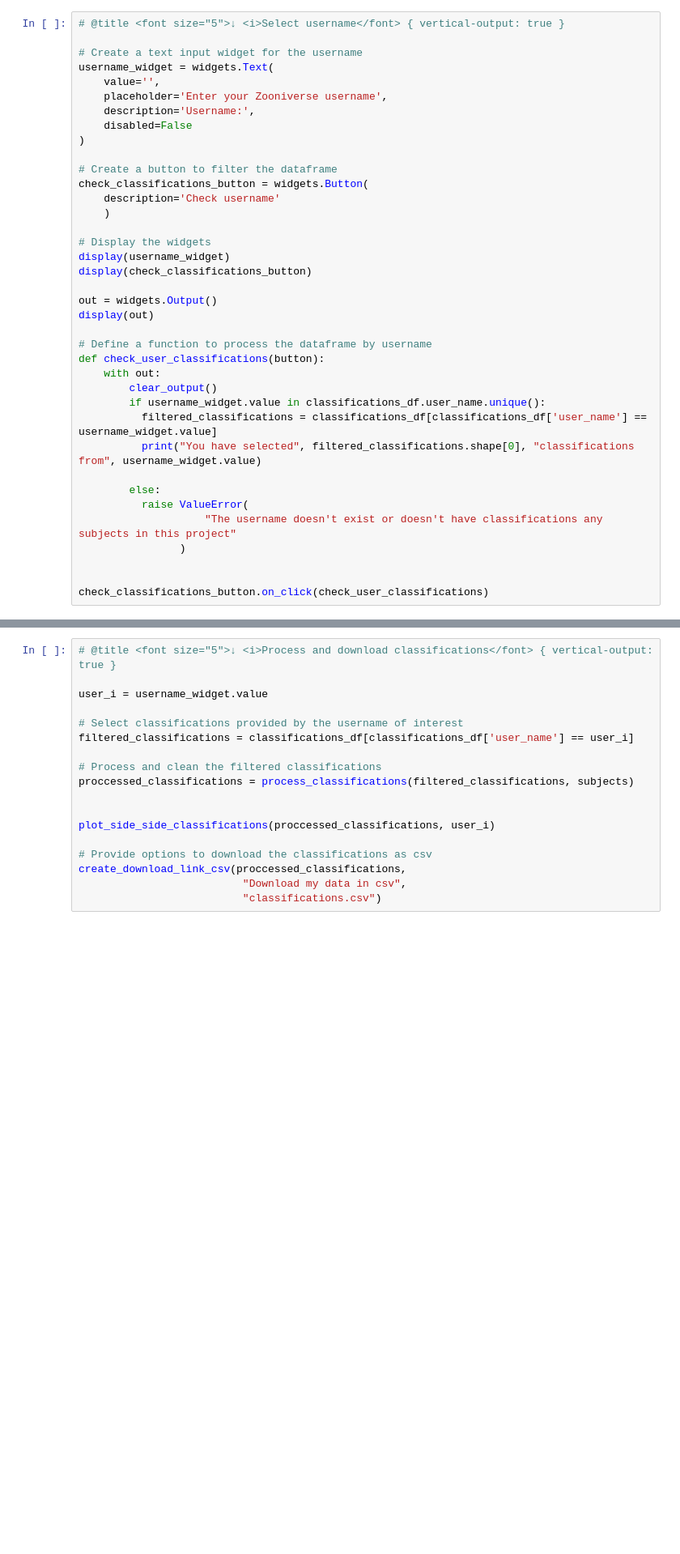
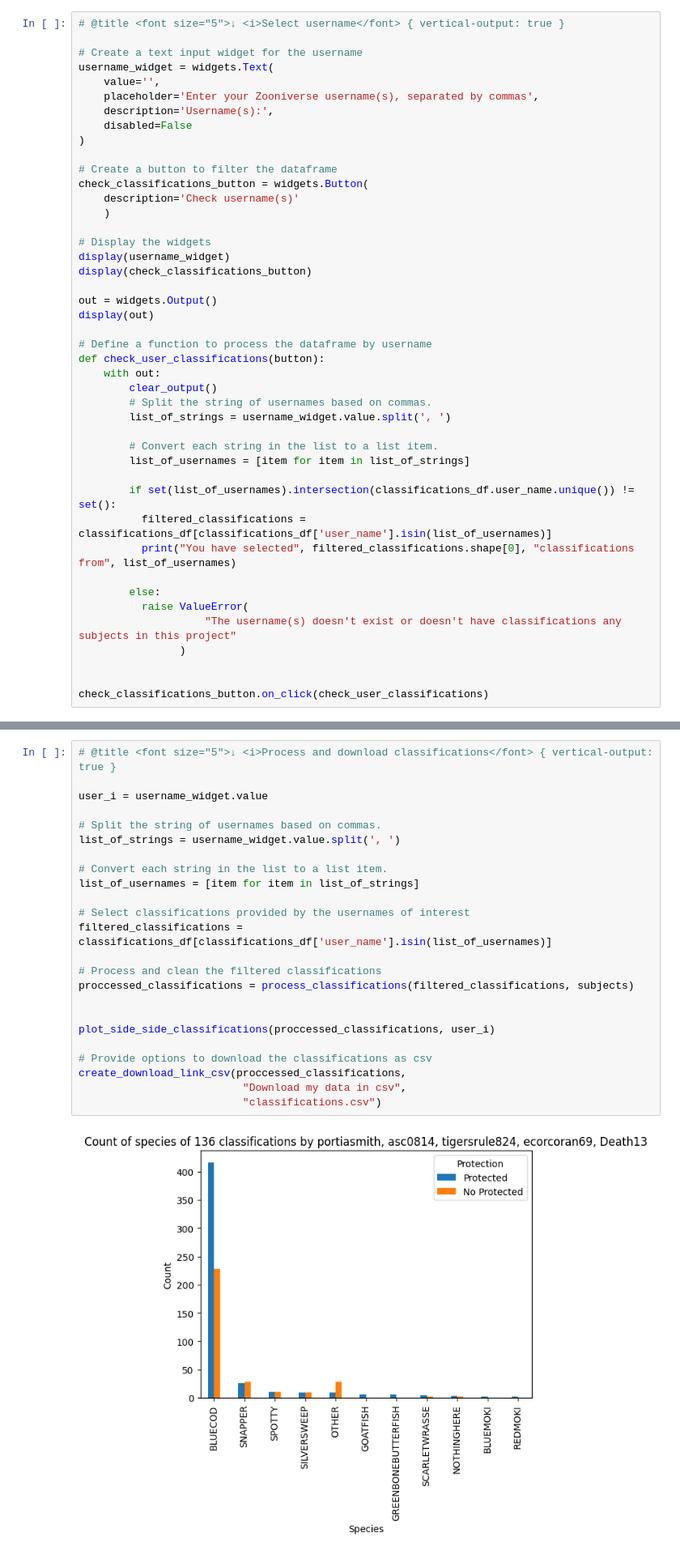
Before and after one commit to victor-wildlife/wild_about_ai_classifications, a Jupyter notebook: wild_about_ai_classifications.ipynb, the cells around one changed output, grey strips where cells are left out. Shown: that part at 81% size. Drawn from its saved outputs; the diff is of its cells as text; blank space fills up the shorter version.

Commit message:
Added option to select classification from multiple users

```diff
--- a/wild_about_ai_classifications.ipynb
+++ b/wild_about_ai_classifications.ipynb
@@ -79,14 +83,14 @@ subjects = pd.concat([subjects_orig, subjects_meta], axis=1).drop_duplicates(
 # Create a text input widget for the username
 username_widget = widgets.Text(
     value='',
-    placeholder='Enter your Zooniverse username',
-    description='Username:',
+    placeholder='Enter your Zooniverse username(s), separated by commas',
+    description='Username(s):',
     disabled=False
 )
 
 # Create a button to filter the dataframe
 check_classifications_button = widgets.Button(
-    description='Check username'
+    description='Check username(s)'
     )
 
 # Display the widgets
@@ -100,13 +104,19 @@ display(out)
 def check_user_classifications(button):
     with out:
         clear_output()
-        if username_widget.value in classifications_df.user_name.unique():
-          filtered_classifications = classifications_df[classifications_df['user_name'] == username_widget.value]
-          print("You have selected", filtered_classifications.shape[0], "classifications from", username_widget.value)
+        # Split the string of usernames based on commas.
+        list_of_strings = username_widget.value.split(', ')
+
+        # Convert each string in the list to a list item.
+        list_of_usernames = [item for item in list_of_strings]
+
+        if set(list_of_usernames).intersection(classifications_df.user_name.unique()) != set():
+          filtered_classifications = classifications_df[classifications_df['user_name'].isin(list_of_usernames)]
+          print("You have selected", filtered_classifications.shape[0], "classifications from", list_of_usernames)
 
         else:
           raise ValueError(
-                    "The username doesn't exist or doesn't have classifications any subjects in this project"
+                    "The username(s) doesn't exist or doesn't have classifications any subjects in this project"
                 )
 
 
@@ -284,18 +298,26 @@ def create_download_link_csv(df, title = "Download CSV file", filename = "data.c
 # %%
 # @title <font size="5">↓ ឵឵<i>Process and download classifications</font> { vertical-output: true }
 
 user_i = username_widget.value
 
-# Select classifications provided by the username of interest
-filtered_classifications = classifications_df[classifications_df['user_name'] == user_i]
+# Split the string of usernames based on commas.
+list_of_strings = username_widget.value.split(', ')
+
+# Convert each string in the list to a list item.
+list_of_usernames = [item for item in list_of_strings]
+
+# Select classifications provided by the usernames of interest
+filtered_classifications = classifications_df[classifications_df['user_name'].isin(list_of_usernames)]
 
 # Process and clean the filtered classifications
 proccessed_classifications = process_classifications(filtered_classifications, subjects)
 
 
 plot_side_side_classifications(proccessed_classifications, user_i)
 
 # Provide options to download the classifications as csv
 create_download_link_csv(proccessed_classifications,
                           "Download my data in csv",
                           "classifications.csv")
+# %% [output]
+[figure, added]
```
Also changed, not shown: parts of 3 cells of this notebook.
